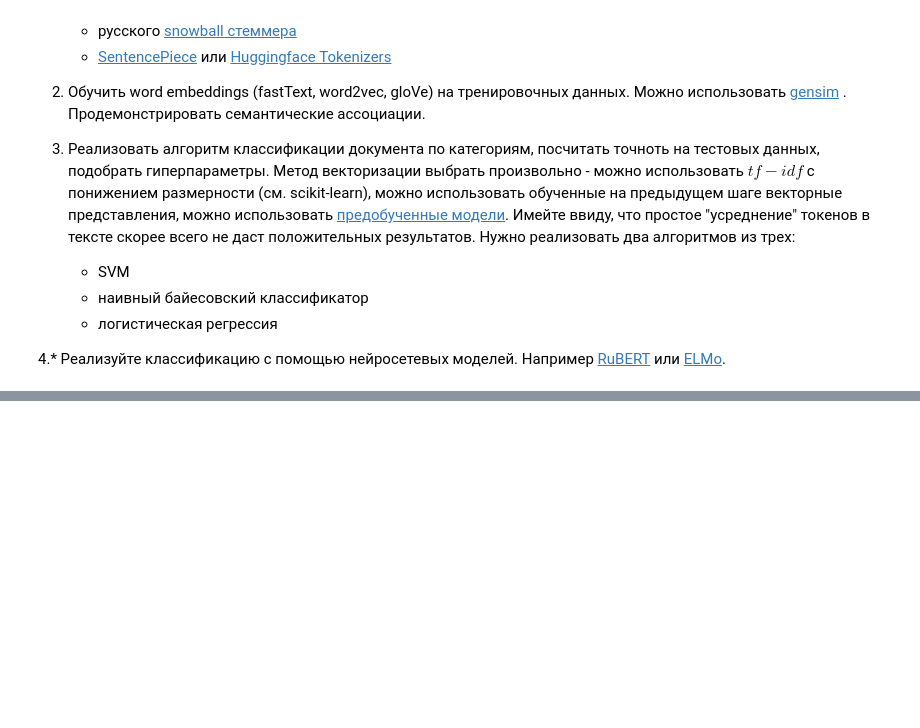
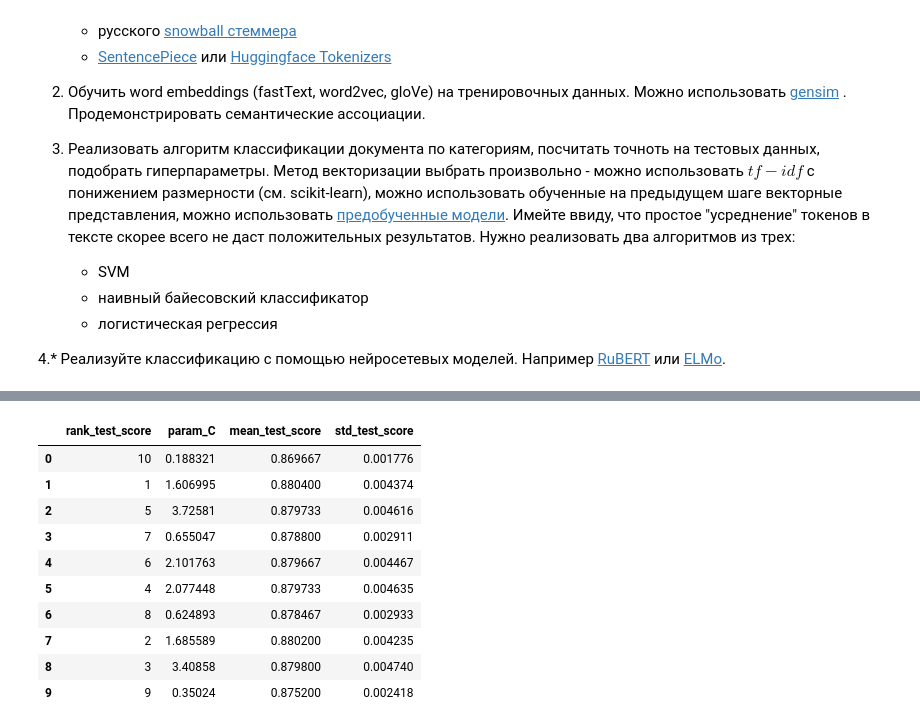
Before and after one commit to sabal202/classification-2021, a Jupyter notebook: tasks/Task_6.ipynb, the cells around one changed output, grey strips where cells are left out. Cells and saved outputs as stored; diff of their text form; code cells hidden in the pictures; blank space fills up the shorter version.

```diff
--- a/tasks/Task_6.ipynb
+++ b/tasks/Task_6.ipynb
@@ -31,0 +280,14 @@
+# %%
+pd.DataFrame(linear_svc.cv_results_)[["rank_test_score", "param_C", "mean_test_score", "std_test_score"]]
+# %% [output]
+|  | rank_test_score | param_C | mean_test_score | std_test_score |
+| 0 | 10 | 0.188321 | 0.869667 | 0.001776 |
+| 1 | 1 | 1.606995 | 0.880400 | 0.004374 |
+| 2 | 5 | 3.72581 | 0.879733 | 0.004616 |
+| 3 | 7 | 0.655047 | 0.878800 | 0.002911 |
+| 4 | 6 | 2.101763 | 0.879667 | 0.004467 |
+| 5 | 4 | 2.077448 | 0.879733 | 0.004635 |
+| 6 | 8 | 0.624893 | 0.878467 | 0.002933 |
+| 7 | 2 | 1.685589 | 0.880200 | 0.004235 |
+| 8 | 3 | 3.40858 | 0.879800 | 0.004740 |
+| 9 | 9 | 0.35024 | 0.875200 | 0.002418 |
```
Also changed, not shown: parts of 38 cells of this notebook, 3 other files.
